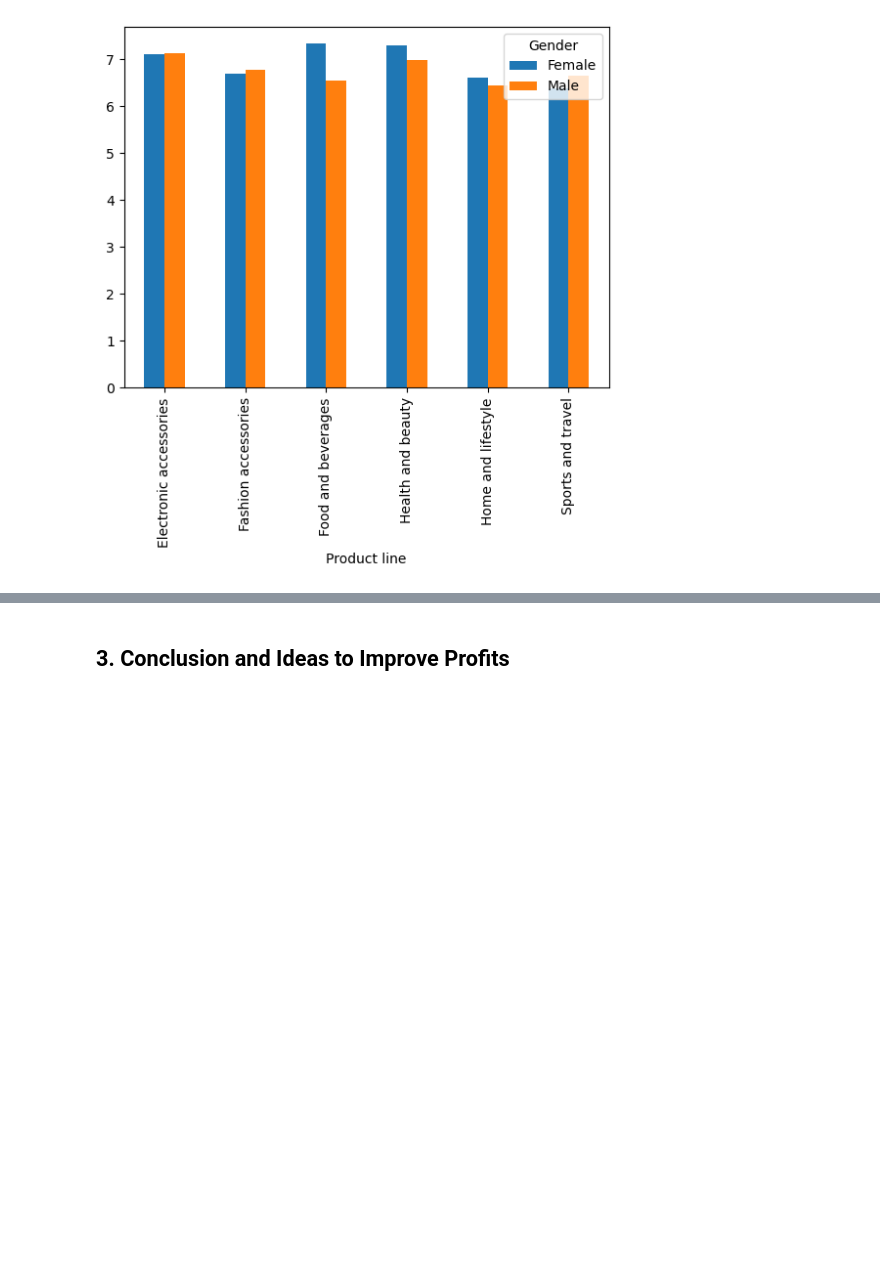
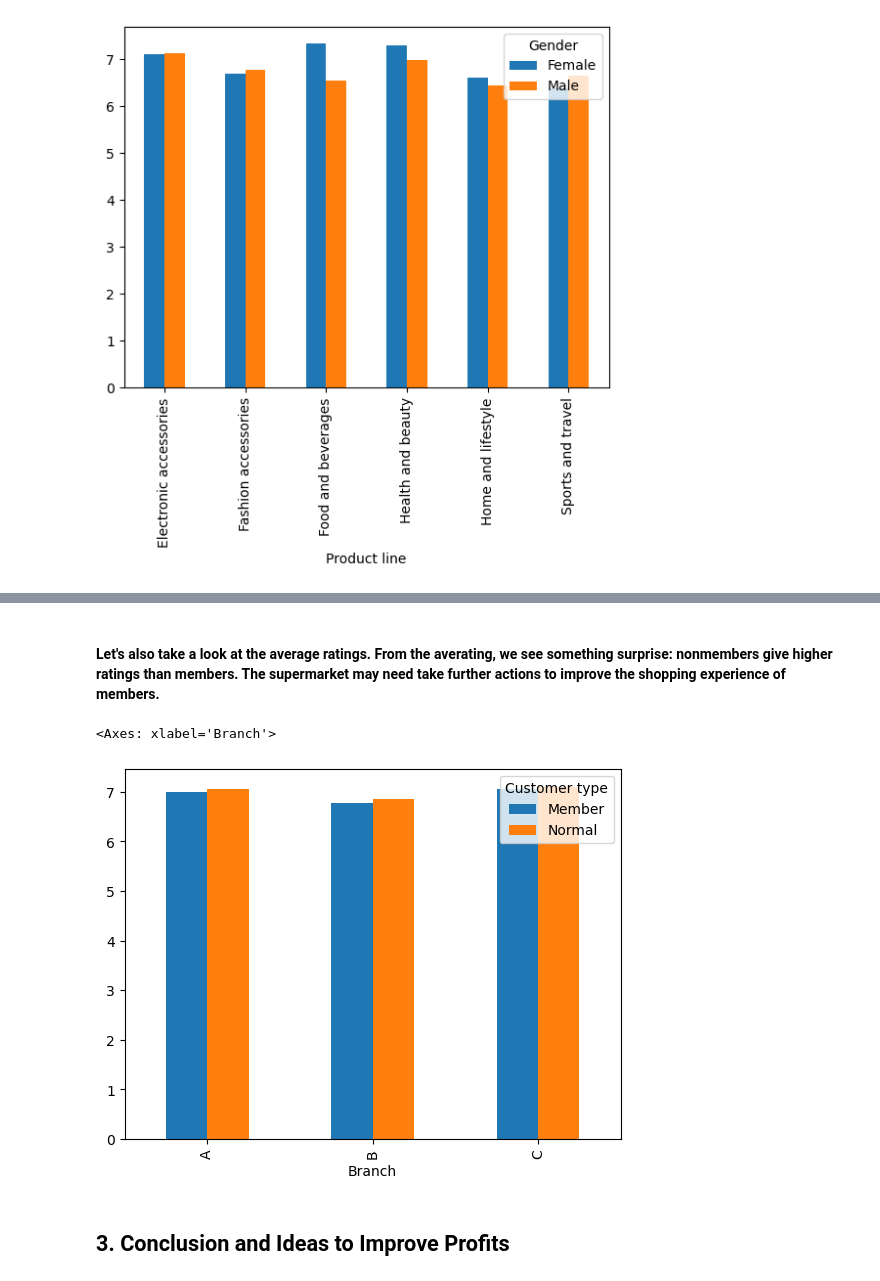
Before and after one commit to xianchangmeng/Supermaket-sales-analysis, a Jupyter notebook: Supermarket Sales.ipynb, the cells around one changed output, grey strips where cells are left out. Saved outputs shown, nothing was run; the diff lists cells and outputs as text; code cells hidden in the pictures; blank space fills up the shorter version.

Commit message:
Add membership analysis

```diff
--- a/Supermarket Sales.ipynb
+++ b/Supermarket Sales.ipynb
@@ -476,3 +486,11 @@ for branch in data['Branch'].unique():
+# %% [markdown]
+#### Let's also take a look at the average ratings. From the averating, we see something surprise: nonmembers give higher ratings than members. The supermarket may need take further actions to improve the shopping experience of members.
+# %%
+ratebymember = data.groupby(['Branch', 'Customer type'])['Rating'].mean()
+ratebymember.unstack().plot.bar()
+# %% [output]
+<Axes: xlabel='Branch'>
+[figure, added]
 # %% [markdown]
 <a id='3'></a>
 ## 3. Conclusion and Ideas to Improve Profits
```
Also changed, not shown: parts of 15 cells of this notebook.
